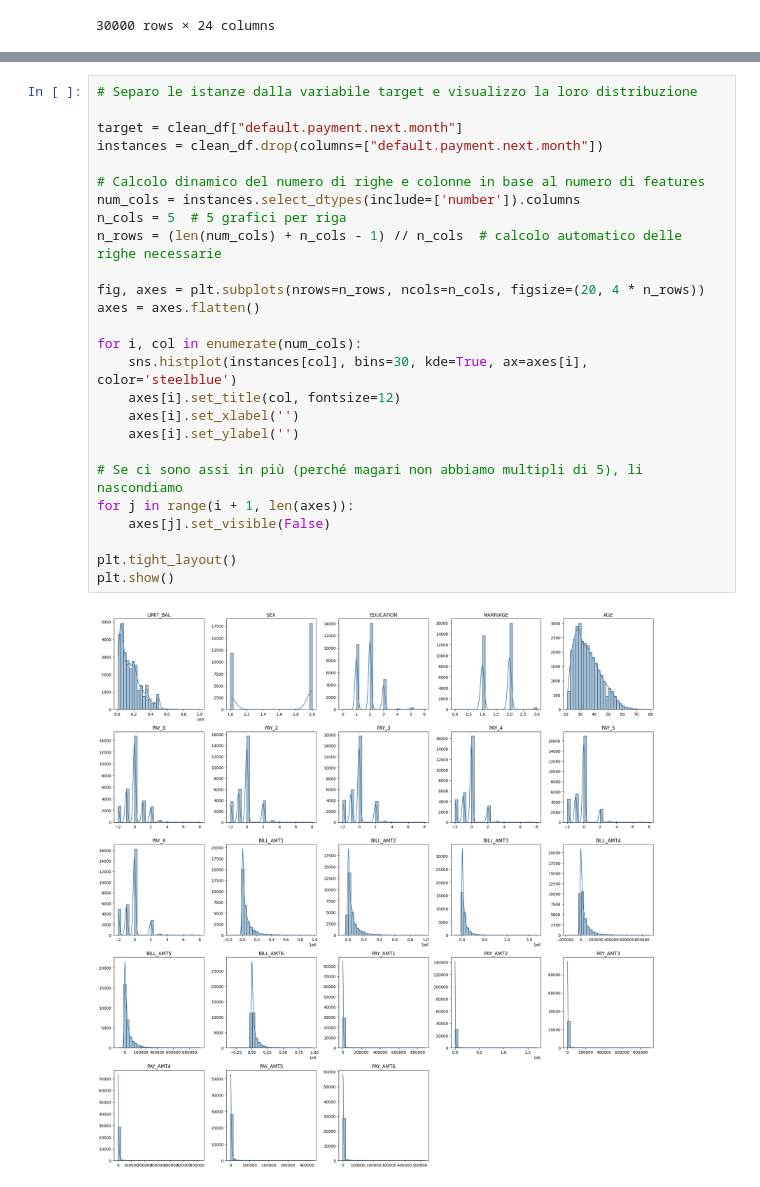
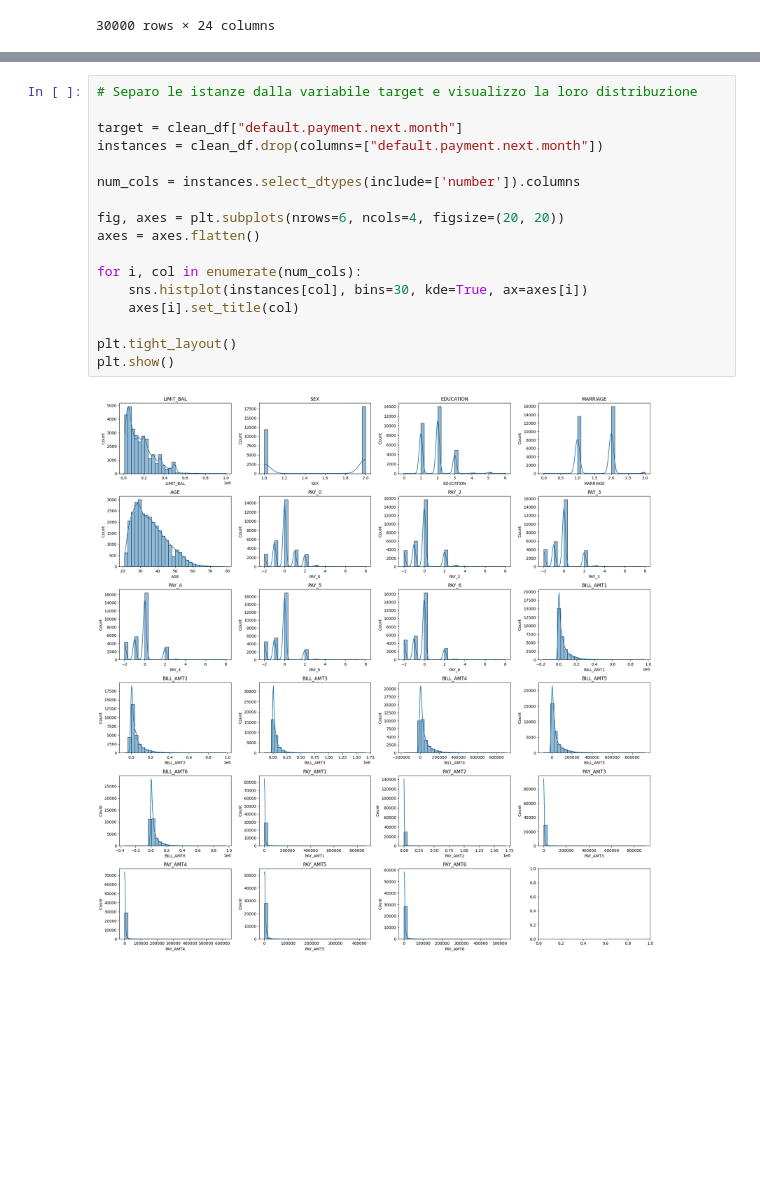
Before and after one commit to Elsacred02/assignment_1_advanced_machine_learning, a Jupyter notebook: Advanced_machine_learning_assignment_1.ipynb, the cells around one changed output, grey strips where cells are left out. Drawn from its saved outputs; the diff is of its cells as text; blank space fills up the shorter version.

```diff
--- a/Advanced_machine_learning_assignment_1.ipynb
+++ b/Advanced_machine_learning_assignment_1.ipynb
@@ -77,28 +82,19 @@ clean_df
 # %%
 # Separo le istanze dalla variabile target e visualizzo la loro distribuzione
 
 target = clean_df["default.payment.next.month"]
 instances = clean_df.drop(columns=["default.payment.next.month"])
 
-# Calcolo dinamico del numero di righe e colonne in base al numero di features
 num_cols = instances.select_dtypes(include=['number']).columns
-n_cols = 5  # 5 grafici per riga
-n_rows = (len(num_cols) + n_cols - 1) // n_cols  # calcolo automatico delle righe necessarie
 
-fig, axes = plt.subplots(nrows=n_rows, ncols=n_cols, figsize=(20, 4 * n_rows))
+fig, axes = plt.subplots(nrows=6, ncols=4, figsize=(20, 20))
 axes = axes.flatten()
 
 for i, col in enumerate(num_cols):
-    sns.histplot(instances[col], bins=30, kde=True, ax=axes[i], color='steelblue')
-    axes[i].set_title(col, fontsize=12)
-    axes[i].set_xlabel('')
-    axes[i].set_ylabel('')
-
-# Se ci sono assi in più (perché magari non abbiamo multipli di 5), li nascondiamo
-for j in range(i + 1, len(axes)):
-    axes[j].set_visible(False)
+    sns.histplot(instances[col], bins=30, kde=True, ax=axes[i])
+    axes[i].set_title(col)
 
 plt.tight_layout()
 plt.show()
 # %% [output]
-[figure, old version]
+[figure, new version]
```
Also changed, not shown: parts of 8 cells of this notebook.
